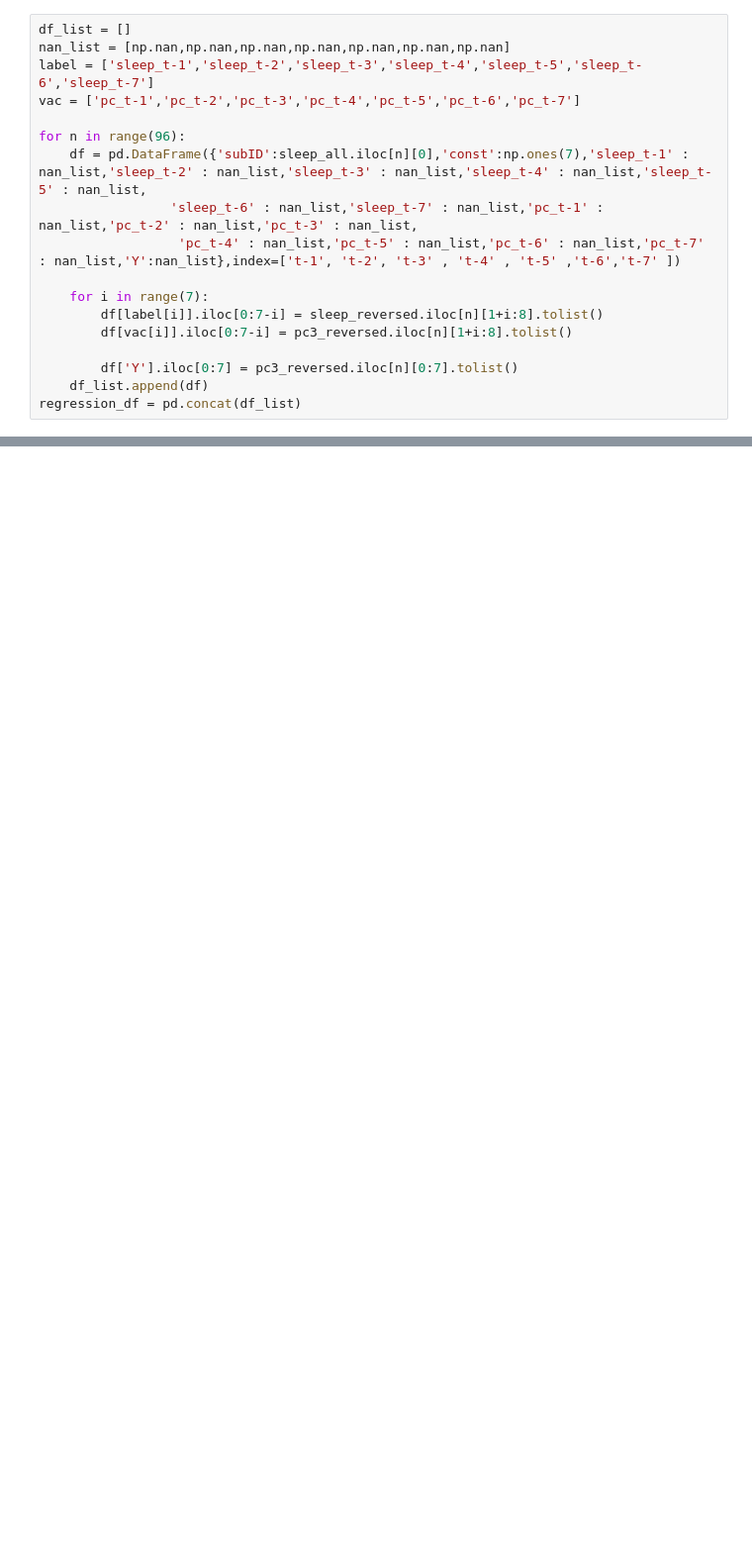
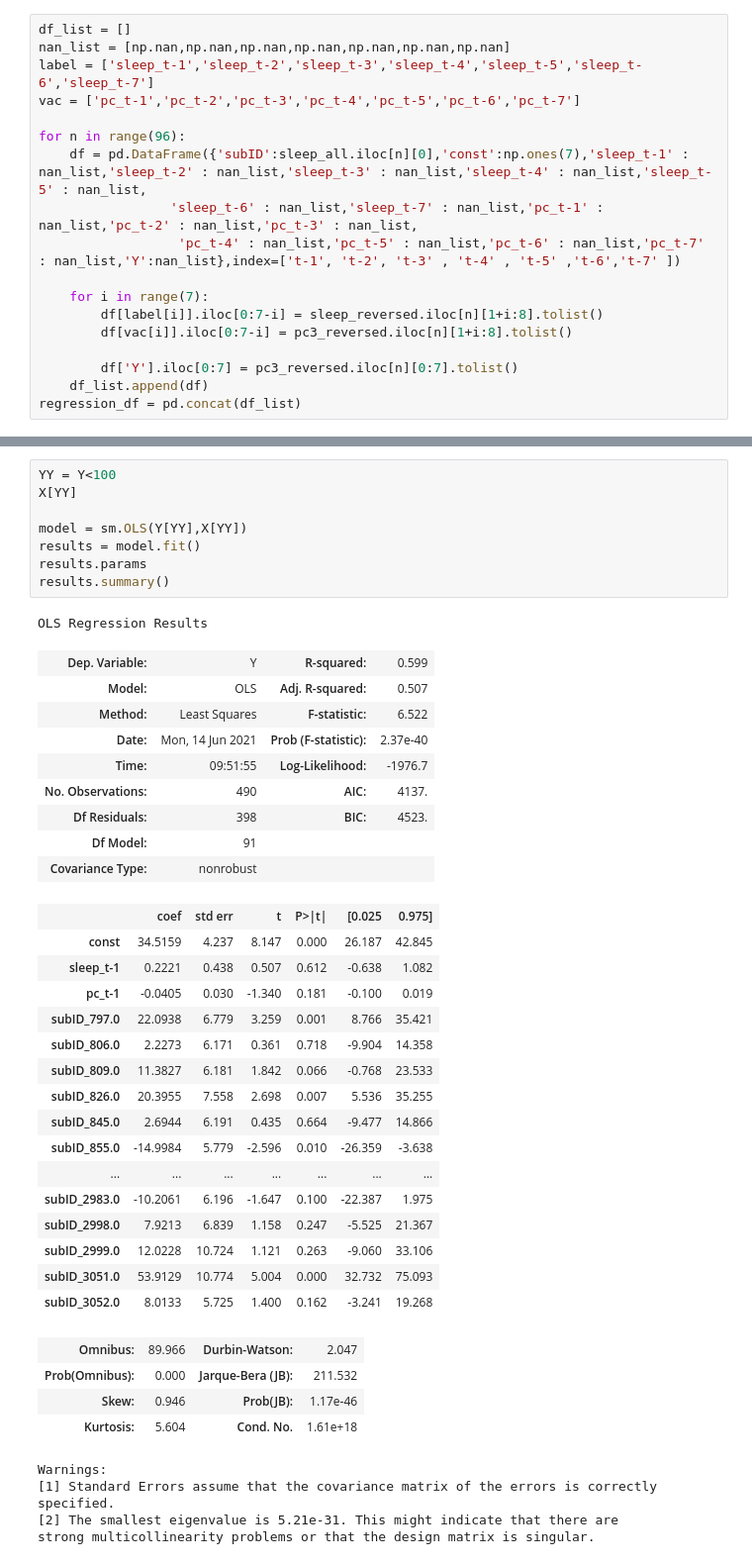
Before and after one commit to zihyunyan/Risk-project, a Jupyter notebook: weekly_measurement_regression_cencored.ipynb, the cells around one changed output, grey strips where cells are left out. Shown: that part at 99% size. Drawn from its saved outputs; the diff is of its cells as text; blank space fills up the shorter version.

```diff
--- a/weekly_measurement_regression_cencored.ipynb
+++ b/weekly_measurement_regression_cencored.ipynb
@@ -139,4 +120,47 @@ Warnings:
 [1] Standard Errors assume that the covariance matrix of the errors is correctly specified.
 [2] The smallest eigenvalue is 2.71e-30. This might indicate that there are
 strong multicollinearity problems or that the design matrix is singular.
+# %%
+YY = Y<100
+X[YY]
+
+model = sm.OLS(Y[YY],X[YY])
+results = model.fit()
+results.params
+results.summary()
+# %% [output]
+OLS Regression Results
+| Dep. Variable: | Y | R-squared: | 0.599 |
+| Model: | OLS | Adj. R-squared: | 0.507 |
+| Method: | Least Squares | F-statistic: | 6.522 |
+| Date: | Mon, 14 Jun 2021 | Prob (F-statistic): | 2.37e-40 |
+| Time: | 09:51:55 | Log-Likelihood: | -1976.7 |
+| No. Observations: | 490 | AIC: | 4137. |
+| Df Residuals: | 398 | BIC: | 4523. |
+| Df Model: | 91 |  |  |
+| Covariance Type: | nonrobust |  |  |
+|  | coef | std err | t | P>|t| | [0.025 | 0.975] |
+| const | 34.5159 | 4.237 | 8.147 | 0.000 | 26.187 | 42.845 |
+| sleep_t-1 | 0.2221 | 0.438 | 0.507 | 0.612 | -0.638 | 1.082 |
+| pc_t-1 | -0.0405 | 0.030 | -1.340 | 0.181 | -0.100 | 0.019 |
+| subID_797.0 | 22.0938 | 6.779 | 3.259 | 0.001 | 8.766 | 35.421 |
+| subID_806.0 | 2.2273 | 6.171 | 0.361 | 0.718 | -9.904 | 14.358 |
+| subID_809.0 | 11.3827 | 6.181 | 1.842 | 0.066 | -0.768 | 23.533 |
+| subID_826.0 | 20.3955 | 7.558 | 2.698 | 0.007 | 5.536 | 35.255 |
+| subID_845.0 | 2.6944 | 6.191 | 0.435 | 0.664 | -9.477 | 14.866 |
+| subID_855.0 | -14.9984 | 5.779 | -2.596 | 0.010 | -26.359 | -3.638 |
+| ... | ... | ... | ... | ... | ... | ... |
+| subID_2983.0 | -10.2061 | 6.196 | -1.647 | 0.100 | -22.387 | 1.975 |
+| subID_2998.0 | 7.9213 | 6.839 | 1.158 | 0.247 | -5.525 | 21.367 |
+| subID_2999.0 | 12.0228 | 10.724 | 1.121 | 0.263 | -9.060 | 33.106 |
+| subID_3051.0 | 53.9129 | 10.774 | 5.004 | 0.000 | 32.732 | 75.093 |
+| subID_3052.0 | 8.0133 | 5.725 | 1.400 | 0.162 | -3.241 | 19.268 |
+| Omnibus: | 89.966 | Durbin-Watson: | 2.047 |
+| Prob(Omnibus): | 0.000 | Jarque-Bera (JB): | 211.532 |
+| Skew: | 0.946 | Prob(JB): | 1.17e-46 |
+| Kurtosis: | 5.604 | Cond. No. | 1.61e+18 |
+Warnings:
+[1] Standard Errors assume that the covariance matrix of the errors is correctly specified.
+[2] The smallest eigenvalue is 5.21e-31. This might indicate that there are
+strong multicollinearity problems or that the design matrix is singular.
 # %%
```
Also changed, not shown: parts of 11 cells of this notebook, 2 other files.
